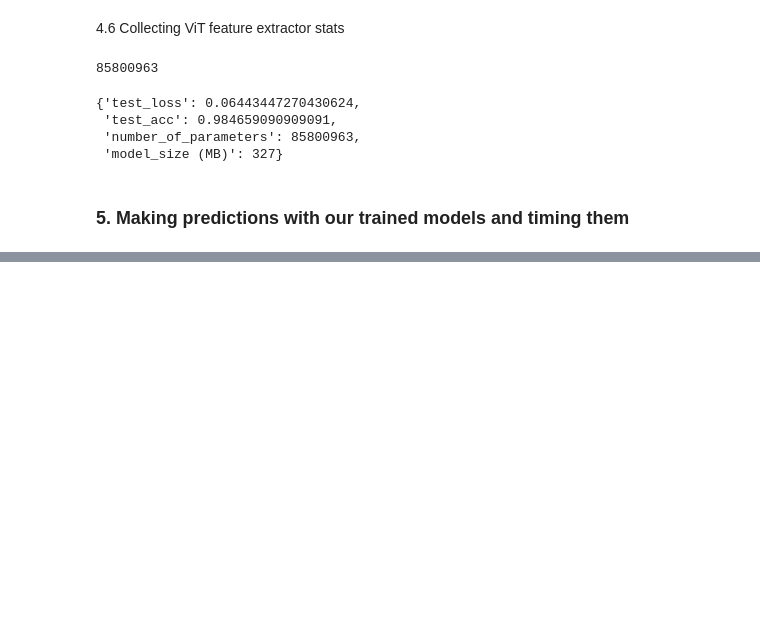
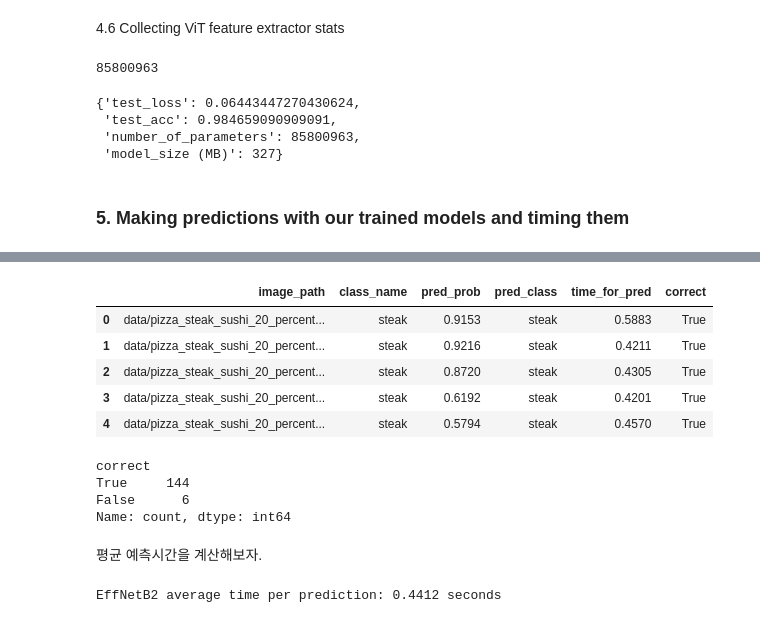
Before and after one commit to sguys99/pytorch-study, a Jupyter notebook: zero-to-mastery/09. PyTorch Model Deployment.ipynb, the cells around one changed output, grey strips where cells are left out. Drawn from its saved outputs; the diff is of its cells as text; code cells hidden in the pictures; blank space fills up the shorter version.

Commit message:
[torch zero to mastery] ch9. Pytorch model deployment(6.1)

```diff
--- a/zero-to-mastery/09. PyTorch Model Deployment.ipynb
+++ b/zero-to-mastery/09. PyTorch Model Deployment.ipynb
@@ -679,0 +700,7 @@ vit_stats
+# %%
+from pathlib import Path
+
+# Get all test data paths
+print(f"[INFO] Finding all filepaths ending with '.jpg' in directory: {test_dir}")
+test_data_paths = list(Path(test_dir).glob("*/*.jpg"))
+test_data_paths[:5]
@@ -679,0 +824,7 @@ vit_stats
+# %%
+# Make predictions across test dataset with EffNetB2
+effnetb2_test_pred_dicts = pred_and_store(paths=test_data_paths,
+                                          model=effnetb2,
+                                          transform=effnetb2_transforms,
+                                          class_names=class_names,
+                                          device="cpu") # make predictions on CPU
@@ -679,0 +847,28 @@ vit_stats
+# %%
+# Turn the test_pred_dicts into a DataFrame
+import pandas as pd
+effnetb2_test_pred_df = pd.DataFrame(effnetb2_test_pred_dicts)
+effnetb2_test_pred_df.head()
+# %% [output]
+|  | image_path | class_name | pred_prob | pred_class | time_for_pred | correct |
+| 0 | data/pizza_steak_sushi_20_percent... | steak | 0.9153 | steak | 0.5883 | True |
+| 1 | data/pizza_steak_sushi_20_percent... | steak | 0.9216 | steak | 0.4211 | True |
+| 2 | data/pizza_steak_sushi_20_percent... | steak | 0.8720 | steak | 0.4305 | True |
+| 3 | data/pizza_steak_sushi_20_percent... | steak | 0.6192 | steak | 0.4201 | True |
+| 4 | data/pizza_steak_sushi_20_percent... | steak | 0.5794 | steak | 0.4570 | True |
+# %%
+# Check number of correct predictions
+effnetb2_test_pred_df.correct.value_counts()
+# %% [output]
+correct
+True     144
+False      6
+Name: count, dtype: int64
+# %% [markdown]
+평균 예측시간을 계산해보자.
+# %%
+# Find the average time per prediction
+effnetb2_average_time_per_pred = round(effnetb2_test_pred_df.time_for_pred.mean(), 4)
+print(f"EffNetB2 average time per prediction: {effnetb2_average_time_per_pred} seconds")
+# %% [output]
+EffNetB2 average time per prediction: 0.4412 seconds
```
Also changed, not shown: parts of 28 cells of this notebook.
